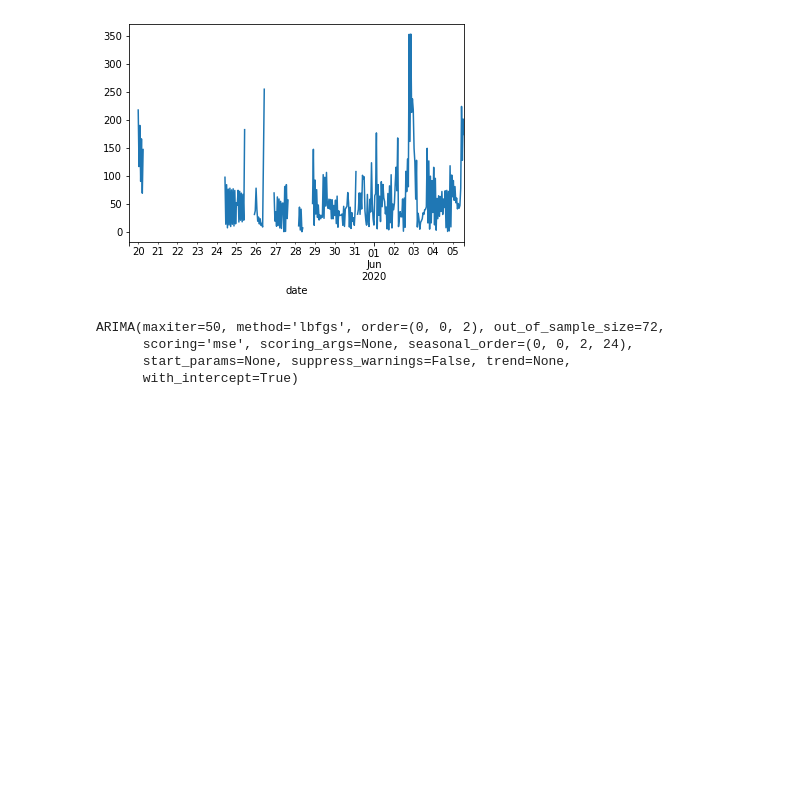
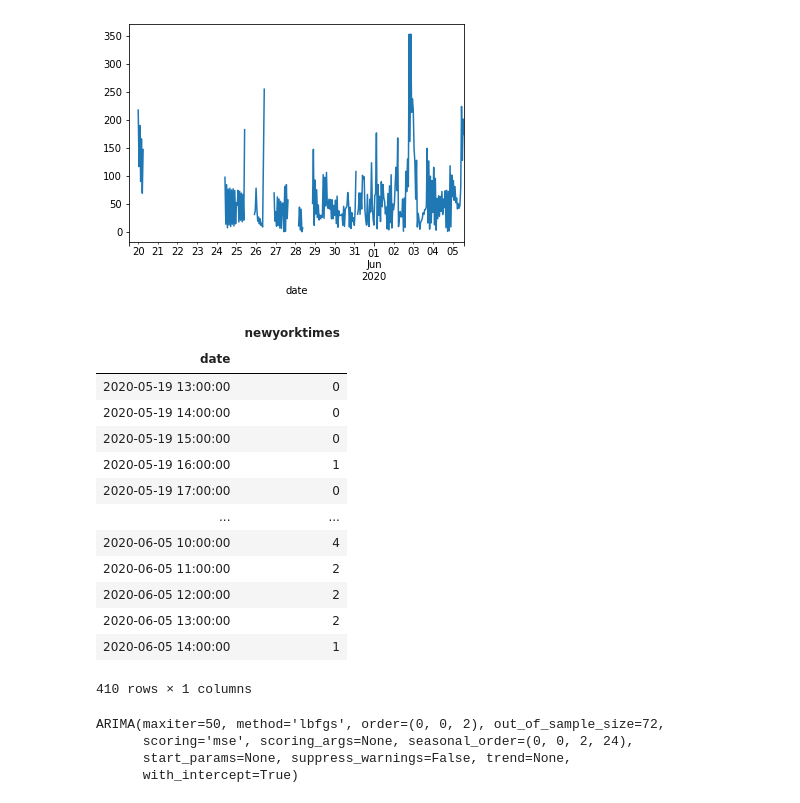
Before and after one commit to brockmanmatt/NewsTrends, a Jupyter notebook: 02_predictive_analysis.ipynb, the cells around one changed output. Drawn from its saved outputs; the diff is of its cells as text; code cells hidden in the pictures; blank space fills up the shorter version.

```diff
--- a/02_predictive_analysis.ipynb
+++ b/02_predictive_analysis.ipynb
@@ -69,7 +69,7 @@ class predicter(predicter):
 #export
 class predicter(predicter):
 
-    def simpleSarimaxModel(self, endogenous:str, exogenous=[], timeStart=-1, timeEnd=-1, aggregate="h", m=24, ic:["oob", "aic"]="oob"):
+    def simpleSarimaxModel(self, endogenous:str, exogenous=[], indexStart=-1, indexEnd=-1, aggregate="h", m=24, ic:["oob", "aic"]="oob"):
 
         try:
             if len(self.train) < 1:
@@ -90,6 +90,10 @@ class predicter(predicter):
 
         df = self.timeDF.resample(aggregate).sum()
 
+        if indexStart > 0:
+            df=df[indexStart:]
+
+
         endo = df[[endogenous]]
 
         if len(exogenous) > 0:
@@ -97,6 +101,7 @@ class predicter(predicter):
             exog = df[exogenous].shift()[1:]
             model = auto_arima(endo, exogenous=exog, out_of_sample_size=3*m, information_criterion=ic, m=m, stepwise=True, trace=True)
 
+
         else:
             model = auto_arima(endo, out_of_sample_size=24, information_criterion=ic, m=m, stepwise=True, trace=True)
 
@@ -154,3 +159,20 @@ endo["percent_error"].plot()
 # %% [output]
 <matplotlib.axes._subplots.AxesSubplot at 0x...>
 [figure]
+# %%
+endo
+# %% [output]
+|  | newyorktimes |
+| date |  |
+| 2020-05-19 13:00:00 | 0 |
+| 2020-05-19 14:00:00 | 0 |
+| 2020-05-19 15:00:00 | 0 |
+| 2020-05-19 16:00:00 | 1 |
+| 2020-05-19 17:00:00 | 0 |
+| ... | ... |
+| 2020-06-05 10:00:00 | 4 |
+| 2020-06-05 11:00:00 | 2 |
+| 2020-06-05 12:00:00 | 2 |
+| 2020-06-05 13:00:00 | 2 |
+| 2020-06-05 14:00:00 | 1 |
+410 rows × 1 columns
```
Also changed, not shown: parts of 11 cells of this notebook, 2 other files.
